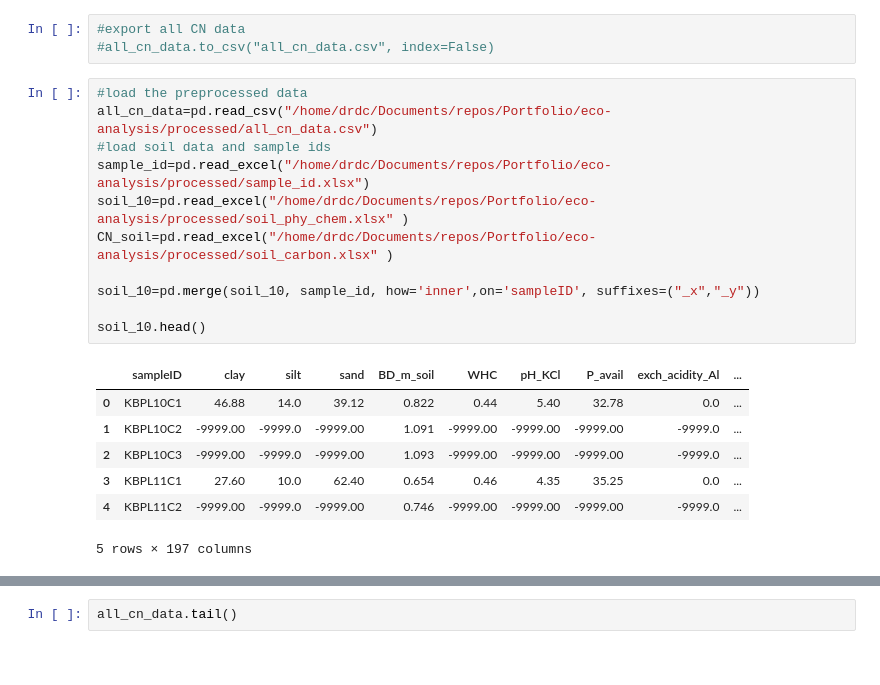
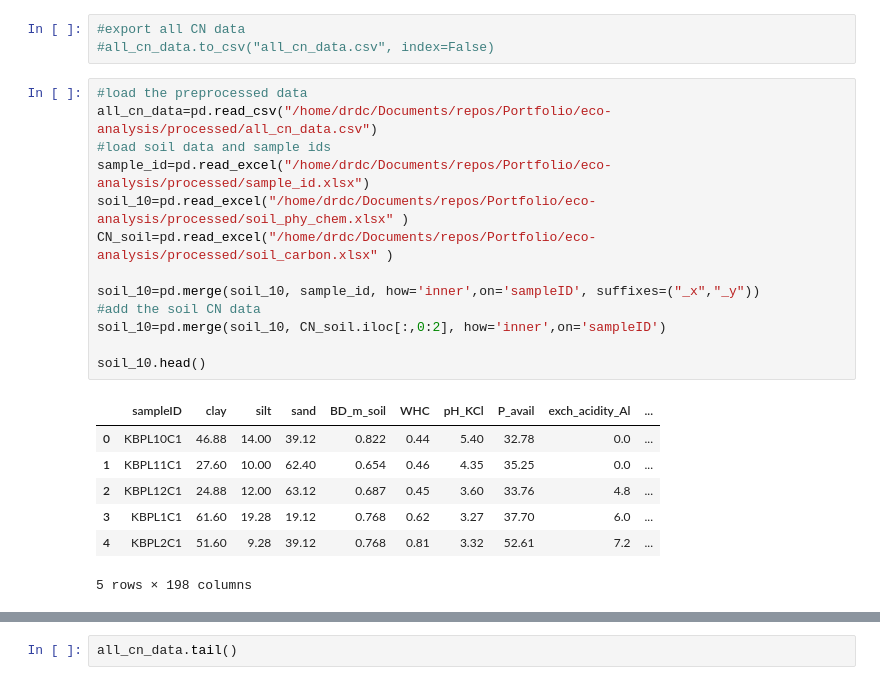
Before and after one commit to BBenyamini/eco-analysis, a Jupyter notebook: analysis/canopy.ipynb, the cells around one changed output, grey strips where cells are left out. Cells and saved outputs as stored; diff of their text form.

```diff
--- a/analysis/canopy.ipynb
+++ b/analysis/canopy.ipynb
@@ -807,19 +800,21 @@ memory usage: 8.9+ KB
 # %%
 #load the preprocessed data
 all_cn_data=pd.read_csv("/home/drdc/Documents/repos/Portfolio/eco-analysis/processed/all_cn_data.csv")
 #load soil data and sample ids
 sample_id=pd.read_excel("/home/drdc/Documents/repos/Portfolio/eco-analysis/processed/sample_id.xlsx")
 soil_10=pd.read_excel("/home/drdc/Documents/repos/Portfolio/eco-analysis/processed/soil_phy_chem.xlsx" )
 CN_soil=pd.read_excel("/home/drdc/Documents/repos/Portfolio/eco-analysis/processed/soil_carbon.xlsx" )
 
 soil_10=pd.merge(soil_10, sample_id, how='inner',on='sampleID', suffixes=("_x","_y"))
+#add the soil CN data
+soil_10=pd.merge(soil_10, CN_soil.iloc[:,0:2], how='inner',on='sampleID')
 
 soil_10.head()
 # %% [output]
 |  | sampleID | clay | silt | sand | BD_m_soil | WHC | pH_KCl | P_avail | exch_acidity_Al | ... |
-| 0 | KBPL10C1 | 46.88 | 14.0 | 39.12 | 0.822 | 0.44 | 5.40 | 32.78 | 0.0 | ... |
-| 1 | KBPL10C2 | -9999.00 | -9999.0 | -9999.00 | 1.091 | -9999.00 | -9999.00 | -9999.00 | -9999.0 | ... |
-| 2 | KBPL10C3 | -9999.00 | -9999.0 | -9999.00 | 1.093 | -9999.00 | -9999.00 | -9999.00 | -9999.0 | ... |
-| 3 | KBPL11C1 | 27.60 | 10.0 | 62.40 | 0.654 | 0.46 | 4.35 | 35.25 | 0.0 | ... |
-| 4 | KBPL11C2 | -9999.00 | -9999.0 | -9999.00 | 0.746 | -9999.00 | -9999.00 | -9999.00 | -9999.0 | ... |
+| 0 | KBPL10C1 | 46.88 | 14.00 | 39.12 | 0.822 | 0.44 | 5.40 | 32.78 | 0.0 | ... |
+| 1 | KBPL11C1 | 27.60 | 10.00 | 62.40 | 0.654 | 0.46 | 4.35 | 35.25 | 0.0 | ... |
+| 2 | KBPL12C1 | 24.88 | 12.00 | 63.12 | 0.687 | 0.45 | 3.60 | 33.76 | 4.8 | ... |
+| 3 | KBPL1C1 | 61.60 | 19.28 | 19.12 | 0.768 | 0.62 | 3.27 | 37.70 | 6.0 | ... |
+| 4 | KBPL2C1 | 51.60 | 9.28 | 39.12 | 0.768 | 0.81 | 3.32 | 52.61 | 7.2 | ... |
-5 rows × 197 columns
+5 rows × 198 columns
```
Also changed, not shown: parts of 58 cells of this notebook, 3 other files.
